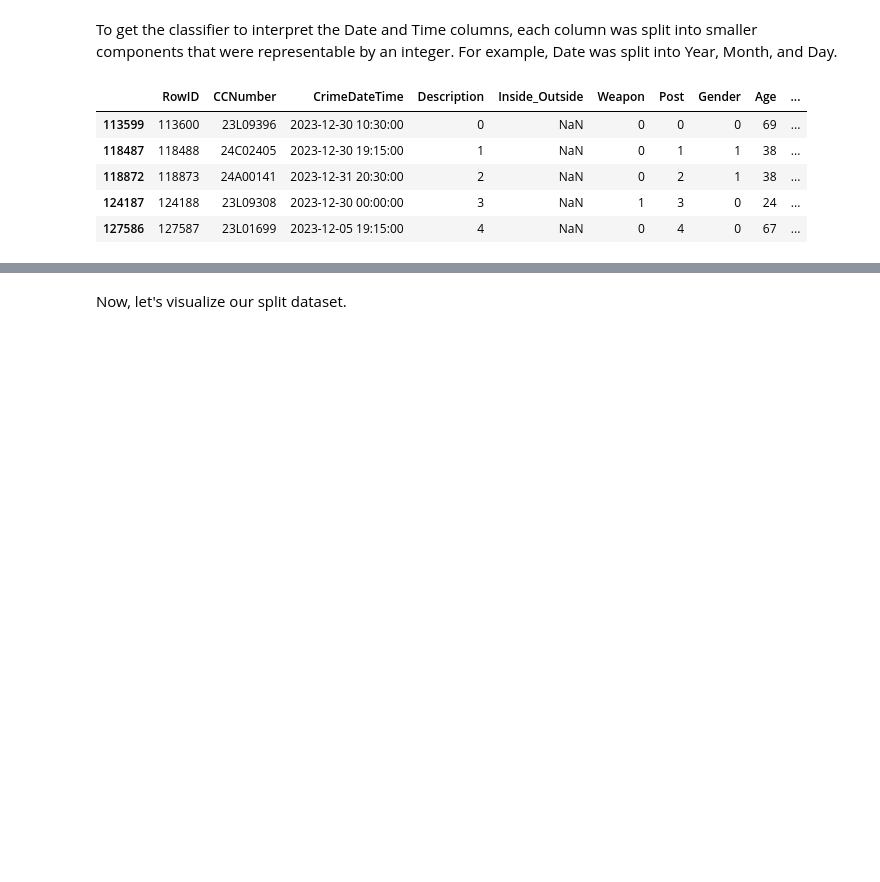
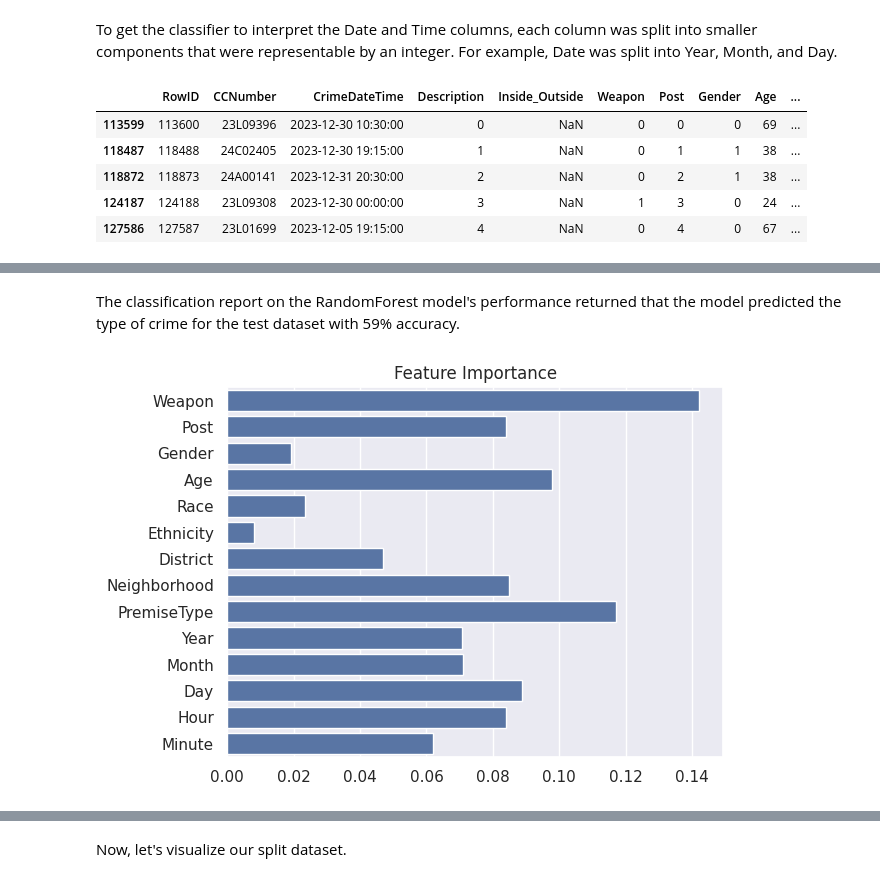
Before and after one commit to mariap13/CMSC320-FinalProject, a Jupyter notebook: CMSC320_Final_Project_MP_KRT.ipynb, the cells around one changed output, grey strips where cells are left out. Drawn from its saved outputs; the diff is of its cells as text; code cells hidden in the pictures; blank space fills up the shorter version.

Commit message:
Developed classifier model and made edits

```diff
--- a/CMSC320_Final_Project_MP_KRT.ipynb
+++ b/CMSC320_Final_Project_MP_KRT.ipynb
@@ -768,24 +738,23 @@ To train the RandomForest Classifier on the categorical data, each categorical f
 # %%
-categorical = ['Weapon', 'Post', 'Gender', 'Race', 'Ethnicity', 'Location', 'District', 'Neighborhood', 'PremiseType']
-# use dictionary to assign ordinal #s to categorical
+#categorical = ['Weapon', 'Post', 'Gender', 'Race', 'Ethnicity', 'District', 'Neighborhood', 'PremiseType']
+# Create lists of unique values for each categorical column
 weapons = df['Weapon'].unique().tolist()
 posts = df['Post'].unique().tolist()
 genders = df['Gender'].unique().tolist()
 races = df['Race'].unique().tolist()
 ethnicities = df['Ethnicity'].unique().tolist()
-locations = df['Location'].unique().tolist()
 districts = df['District'].unique().tolist()
 neighborhoods = df['Neighborhood'].unique().tolist()
 premises = df['PremiseType'].unique().tolist()
 descriptions = df['Description'].unique().tolist()
 
+# On a copy of the dataframe, encode each categorical column according to the indexes of its unique values list
 copydf = df.copy()
 copydf['Weapon'] = copydf['Weapon'].apply(lambda x: weapons.index(x))
 copydf['Post'] = copydf['Post'].apply(lambda x: posts.index(x))
 copydf['Gender'] = copydf['Gender'].apply(lambda x: genders.index(x))
 copydf['Race'] = copydf['Race'].apply(lambda x: races.index(x))
 copydf['Ethnicity'] = copydf['Ethnicity'].apply(lambda x: ethnicities.index(x))
-copydf['Location'] = copydf['Location'].apply(lambda x: locations.index(x))
 copydf['District'] = copydf['District'].apply(lambda x: districts.index(x))
 copydf['Neighborhood'] = copydf['Neighborhood'].apply(lambda x: neighborhoods.index(x))
 copydf['PremiseType'] = copydf['PremiseType'].apply(lambda x: premises.index(x))
@@ -835,6 +824,9 @@ for i in categorical:
 # %%
 # Feature selection
 print(df.columns)
-features = ['Weapon', 'Post', 'Gender', 'Age', 'Race', 'Ethnicity', 'Location', 'District', 'Neighborhood', 'PremiseType', 'Year', 'Month', 'Day', 'Hour', 'Minute']
+features = ['Weapon', 'Post', 'Gender', 'Age', 'Race', 'Ethnicity', 'District', 'Neighborhood', 'PremiseType', 'Year', 'Month', 'Day', 'Hour', 'Minute']
 X = copydf[features]
 y = copydf['Description']
+
+# Split the data into train and test sets
+X_train, X_test, y_train, y_test = train_test_split(X, y, test_size=0.2, random_state=1) # 80% training and 20% test
@@ -858,0 +892,9 @@ y_pred = rf.predict(X_test)
+# %% [markdown]
+The classification report on the RandomForest model's performance returned that the model predicted the type of crime for the test dataset with 59% accuracy.
+# %%
+feature_importance = rf.feature_importances_
+sns.barplot(x=feature_importance, y=features)
+plt.title('Feature Importance')
+plt.show()
+# %% [output]
+[figure, added]
```
Also changed, not shown: parts of 30 cells of this notebook.
